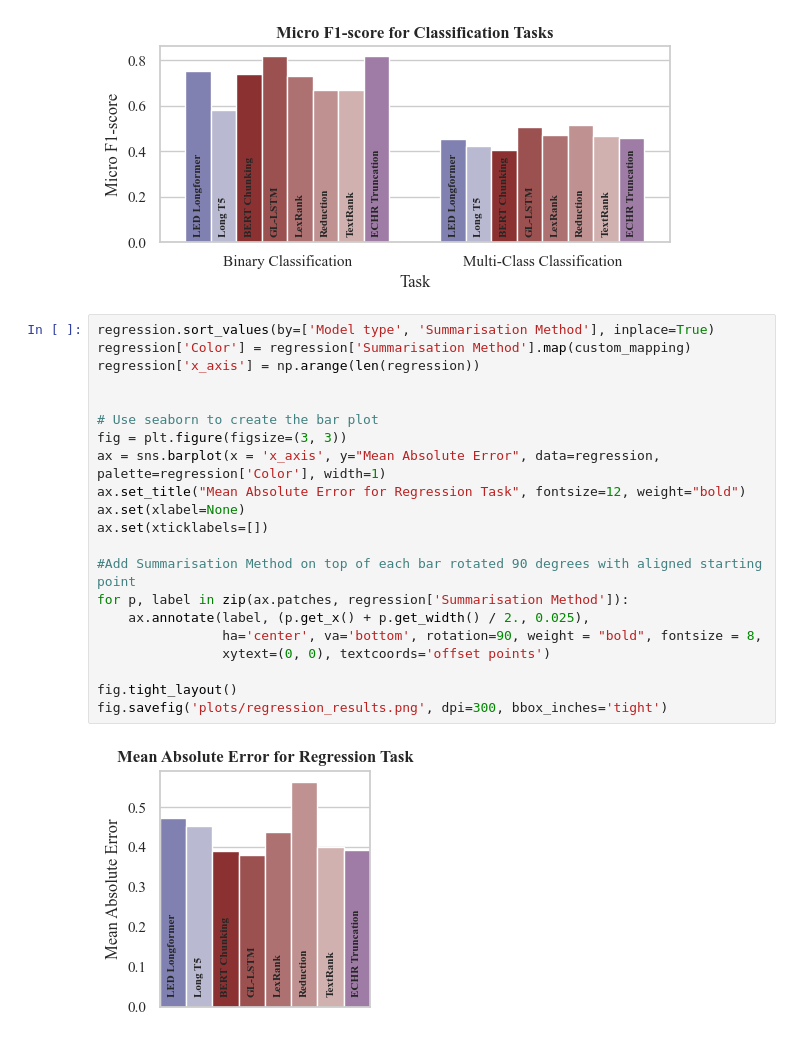
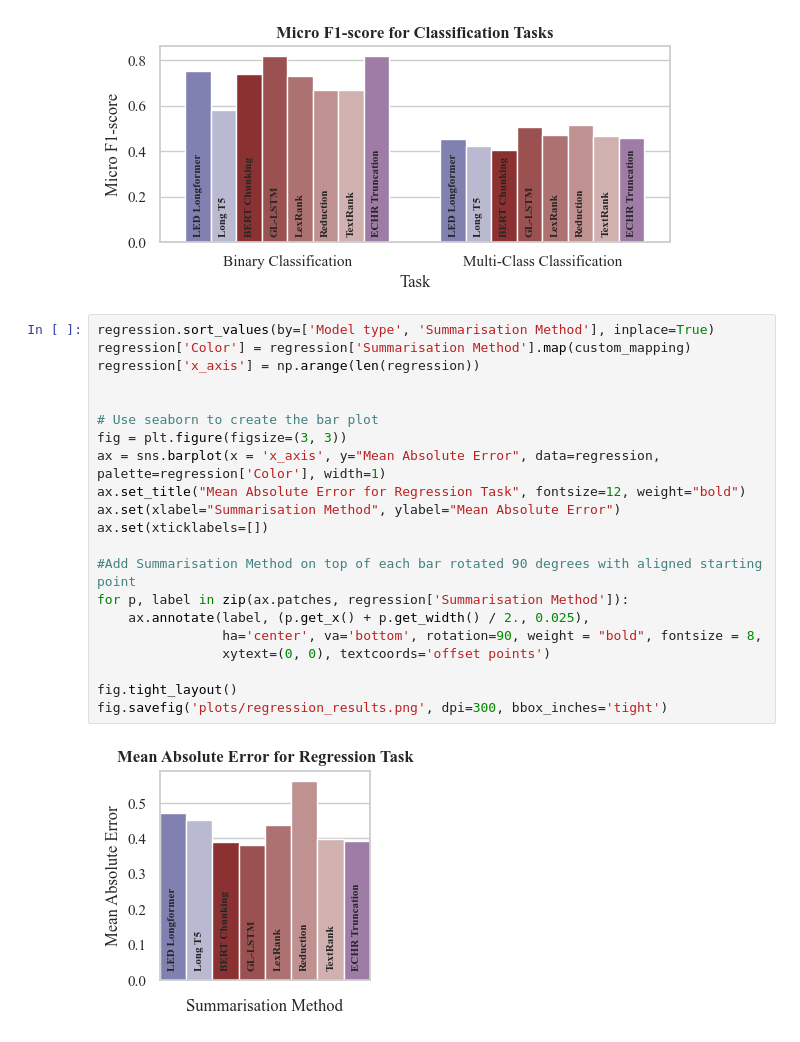
Before and after one commit to rorycreedon/comp0087_assignment, a Jupyter notebook: plots.ipynb, the cells around one changed output. Saved outputs shown, nothing was run; the diff lists cells and outputs as text.

Commit message:
Quick update to plots

```diff
--- a/plots.ipynb
+++ b/plots.ipynb
@@ -104,23 +104,23 @@ fig.savefig('plots/classification_results.png', dpi=300, bbox_inches='tight')
 # %%
 regression.sort_values(by=['Model type', 'Summarisation Method'], inplace=True)
 regression['Color'] = regression['Summarisation Method'].map(custom_mapping)
 regression['x_axis'] = np.arange(len(regression))
 
 
 # Use seaborn to create the bar plot
 fig = plt.figure(figsize=(3, 3))
 ax = sns.barplot(x = 'x_axis', y="Mean Absolute Error", data=regression, palette=regression['Color'], width=1)
 ax.set_title("Mean Absolute Error for Regression Task", fontsize=12, weight="bold")
-ax.set(xlabel=None)
+ax.set(xlabel="Summarisation Method", ylabel="Mean Absolute Error")
 ax.set(xticklabels=[])
 
 #Add Summarisation Method on top of each bar rotated 90 degrees with aligned starting point
 for p, label in zip(ax.patches, regression['Summarisation Method']):
     ax.annotate(label, (p.get_x() + p.get_width() / 2., 0.025),
                 ha='center', va='bottom', rotation=90, weight = "bold", fontsize = 8,
                 xytext=(0, 0), textcoords='offset points')
 
 fig.tight_layout()
 fig.savefig('plots/regression_results.png', dpi=300, bbox_inches='tight')
 # %% [output]
-[figure, old version]
+[figure, new version]
```
Also changed, not shown: 1 other file.
